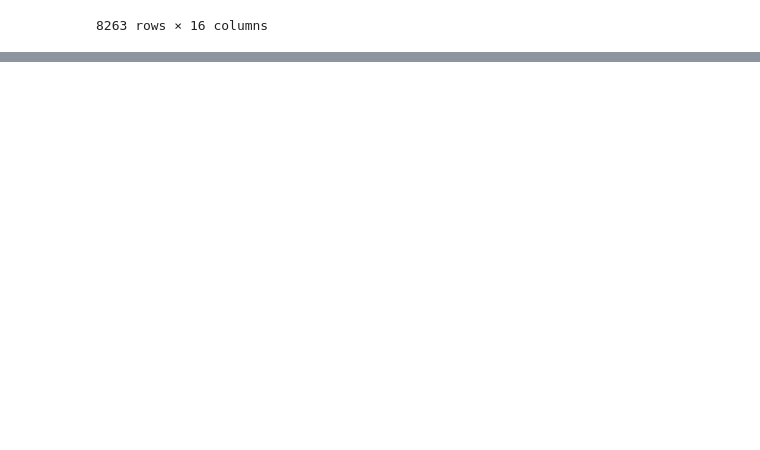
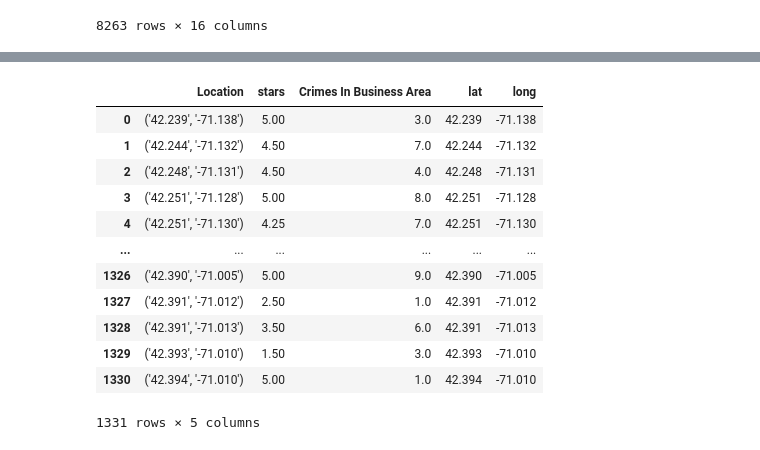
Before and after one commit to cweadock/SI330final_project, a Jupyter notebook: boston_and_yelp.ipynb, the cells around one changed output, grey strips where cells are left out. Drawn from its saved outputs; the diff is of its cells as text; code cells hidden in the pictures; blank space fills up the shorter version.

```diff
--- a/boston_and_yelp.ipynb
+++ b/boston_and_yelp.ipynb
@@ -244,0 +257,26 @@ df_filtered.groupby('Location').m
+# %%
+def get_lat2(row):
+    coord_pair_lst = row['Location'].split(',')
+    return float(coord_pair_lst[0][2:8])
+
+def get_long2(row):
+    coord_pair_lst = row['Location'].split(',')
+    return float(coord_pair_lst[1][2:9])
+
+location_grouped['lat'] = location_grouped.apply(get_lat2, axis=1)
+location_grouped['long'] = location_grouped.apply(get_long2, axis=1)
+location_grouped
+# %% [output]
+|  | Location | stars | Crimes In Business Area | lat | long |
+| 0 | ('42.239', '-71.138') | 5.00 | 3.0 | 42.239 | -71.138 |
+| 1 | ('42.244', '-71.132') | 4.50 | 7.0 | 42.244 | -71.132 |
+| 2 | ('42.248', '-71.131') | 4.50 | 4.0 | 42.248 | -71.131 |
+| 3 | ('42.251', '-71.128') | 5.00 | 8.0 | 42.251 | -71.128 |
+| 4 | ('42.251', '-71.130') | 4.25 | 7.0 | 42.251 | -71.130 |
+| ... | ... | ... | ... | ... | ... |
+| 1326 | ('42.390', '-71.005') | 5.00 | 9.0 | 42.390 | -71.005 |
+| 1327 | ('42.391', '-71.012') | 2.50 | 1.0 | 42.391 | -71.012 |
+| 1328 | ('42.391', '-71.013') | 3.50 | 6.0 | 42.391 | -71.013 |
+| 1329 | ('42.393', '-71.010') | 1.50 | 3.0 | 42.393 | -71.010 |
+| 1330 | ('42.394', '-71.010') | 5.00 | 1.0 | 42.394 | -71.010 |
+1331 rows × 5 columns
```
Also changed, not shown: parts of 10 cells of this notebook.
